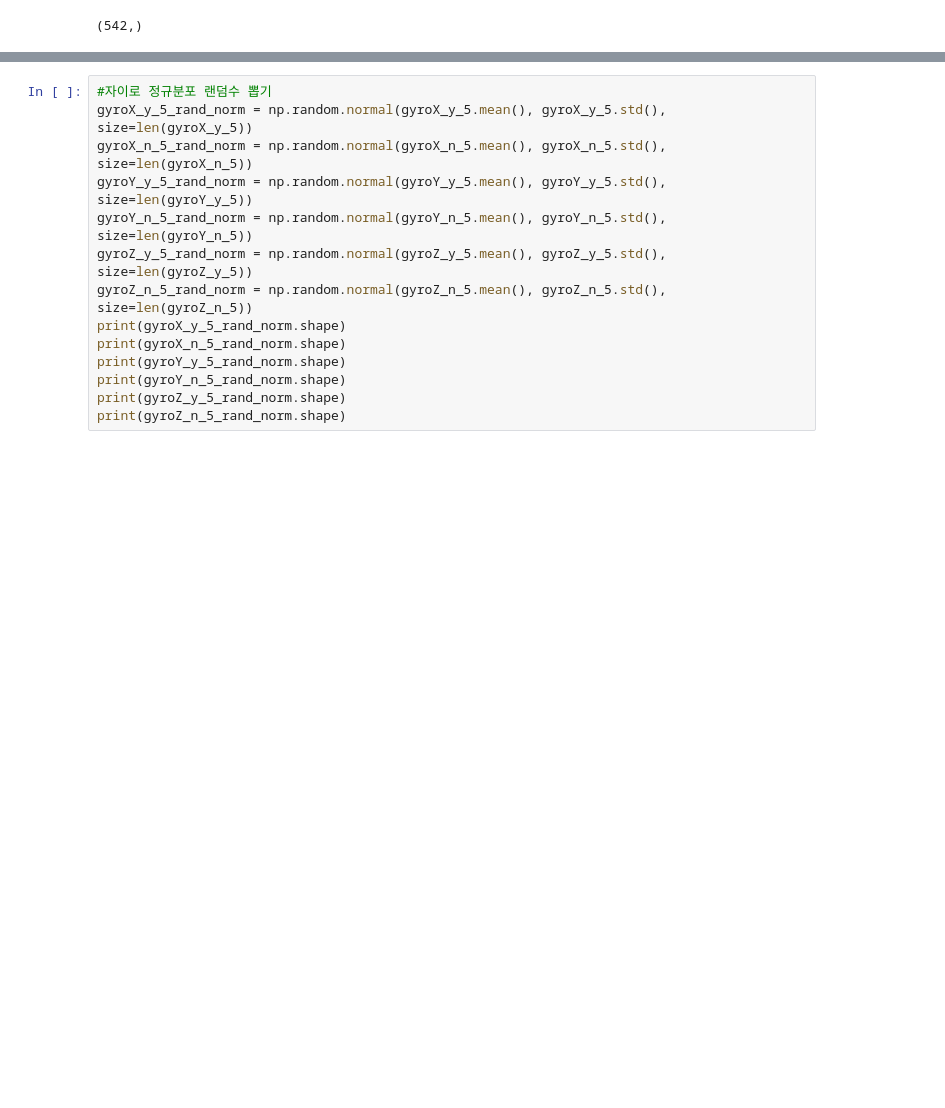
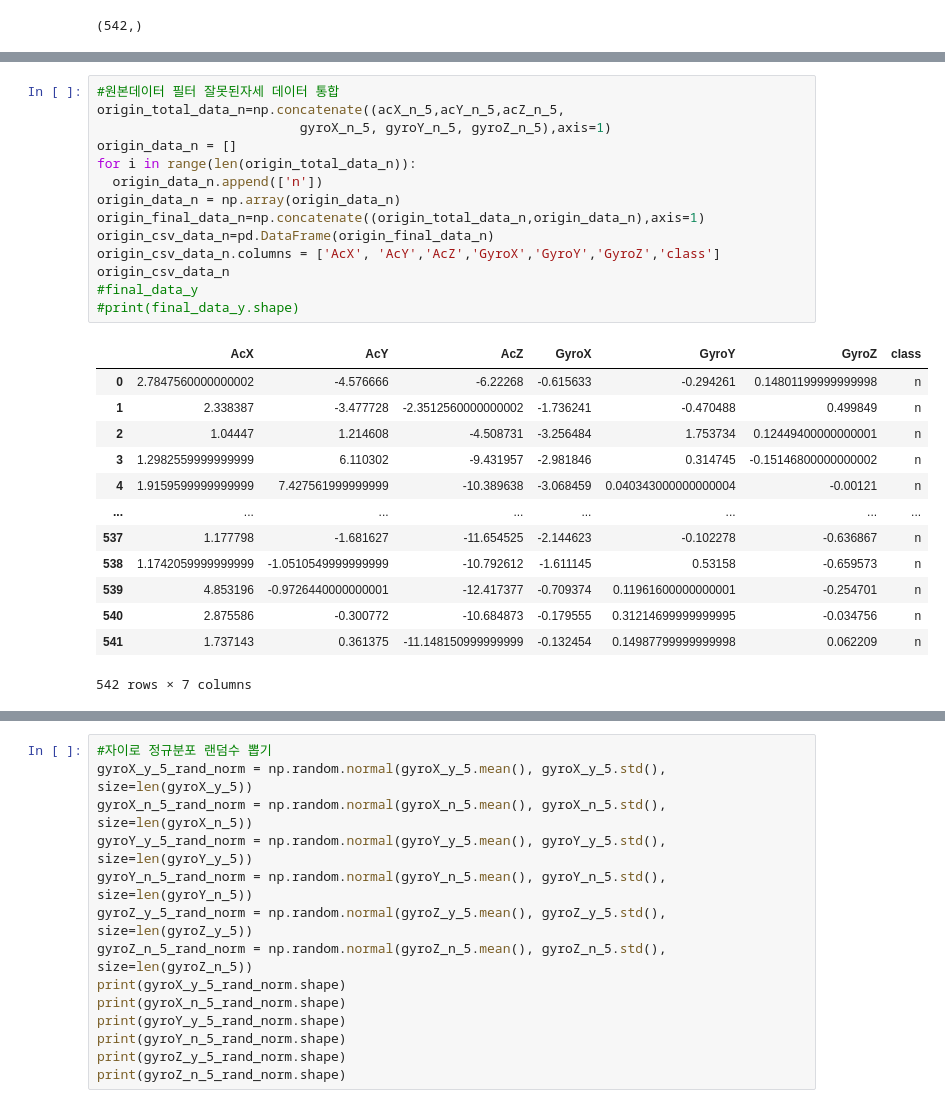
Before and after one commit to Hyolinkim/capstoneDesign_20210830, a Jupyter notebook: data_agument_ver1_2.ipynb, the cells around one changed output, grey strips where cells are left out. Drawn from its saved outputs; the diff is of its cells as text; blank space fills up the shorter version.

```diff
--- a/data_agument_ver1_2.ipynb
+++ b/data_agument_ver1_2.ipynb
@@ -209,0 +236,28 @@ print(gyroZ_n_5.shape)
+# %%
+#원본데이터 필터 잘못된자세 데이터 통합
+origin_total_data_n=np.concatenate((acX_n_5,acY_n_5,acZ_n_5,
+                          gyroX_n_5, gyroY_n_5, gyroZ_n_5),axis=1)
+origin_data_n = []
+for i in range(len(origin_total_data_n)):
+  origin_data_n.append(['n'])
+origin_data_n = np.array(origin_data_n)
+origin_final_data_n=np.concatenate((origin_total_data_n,origin_data_n),axis=1)
+origin_csv_data_n=pd.DataFrame(origin_final_data_n)
+origin_csv_data_n.columns = ['AcX', 'AcY','AcZ','GyroX','GyroY','GyroZ','class']
+origin_csv_data_n
+#final_data_y
+#print(final_data_y.shape)
+# %% [output]
+|  | AcX | AcY | AcZ | GyroX | GyroY | GyroZ | class |
+| 0 | 2.7847560000000002 | -4.576666 | -6.22268 | -0.615633 | -0.294261 | 0.14801199999999998 | n |
+| 1 | 2.338387 | -3.477728 | -2.3512560000000002 | -1.736241 | -0.470488 | 0.499849 | n |
+| 2 | 1.04447 | 1.214608 | -4.508731 | -3.256484 | 1.753734 | 0.12449400000000001 | n |
+| 3 | 1.2982559999999999 | 6.110302 | -9.431957 | -2.981846 | 0.314745 | -0.15146800000000002 | n |
+| 4 | 1.9159599999999999 | 7.427561999999999 | -10.389638 | -3.068459 | 0.040343000000000004 | -0.00121 | n |
+| ... | ... | ... | ... | ... | ... | ... | ... |
+| 537 | 1.177798 | -1.681627 | -11.654525 | -2.144623 | -0.102278 | -0.636867 | n |
+| 538 | 1.1742059999999999 | -1.0510549999999999 | -10.792612 | -1.611145 | 0.53158 | -0.659573 | n |
+| 539 | 4.853196 | -0.9726440000000001 | -12.417377 | -0.709374 | 0.11961600000000001 | -0.254701 | n |
+| 540 | 2.875586 | -0.300772 | -10.684873 | -0.179555 | 0.31214699999999995 | -0.034756 | n |
+| 541 | 1.737143 | 0.361375 | -11.148150999999999 | -0.132454 | 0.14987799999999998 | 0.062209 | n |
+542 rows × 7 columns
```
Also changed, not shown: parts of 19 cells of this notebook.
